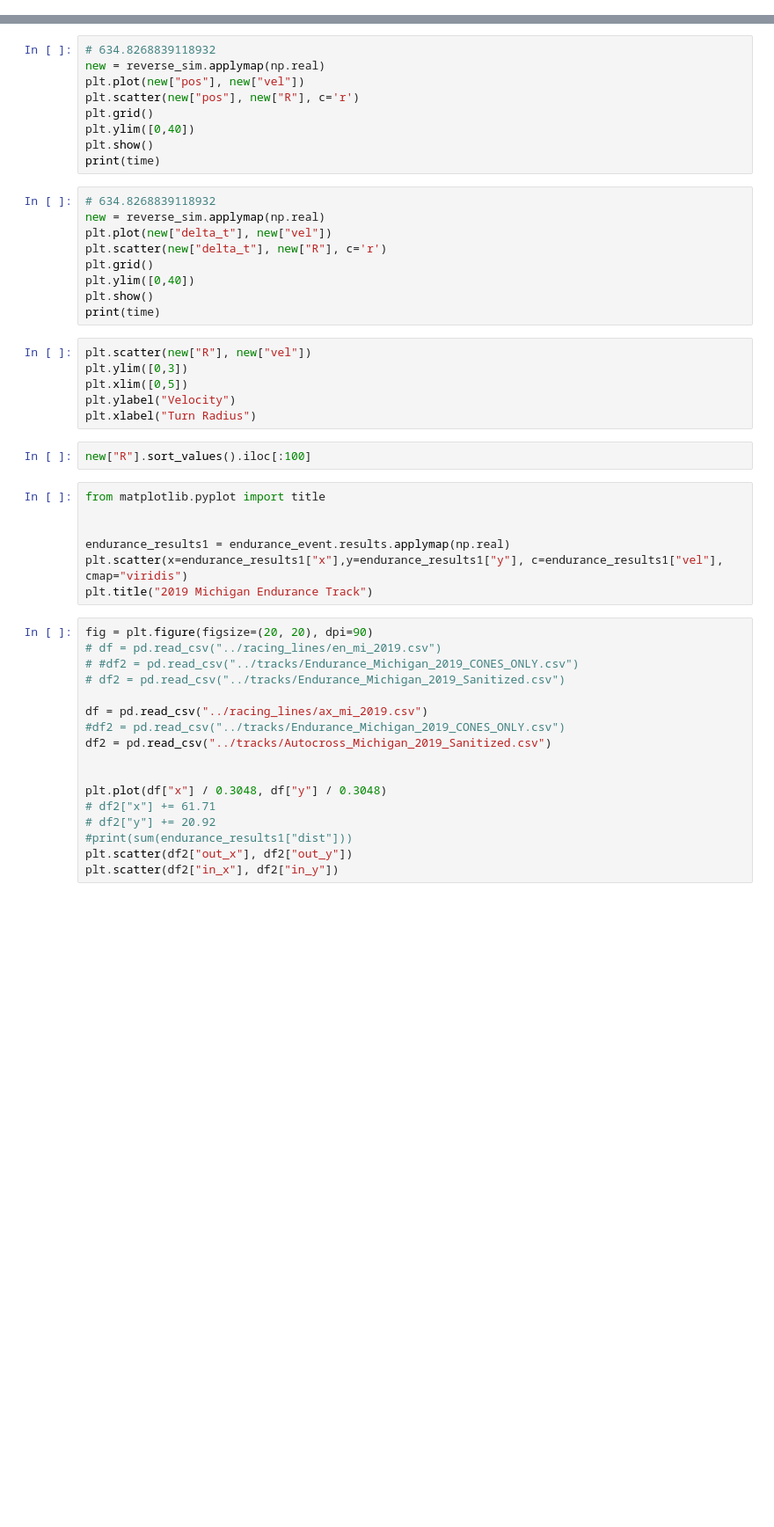
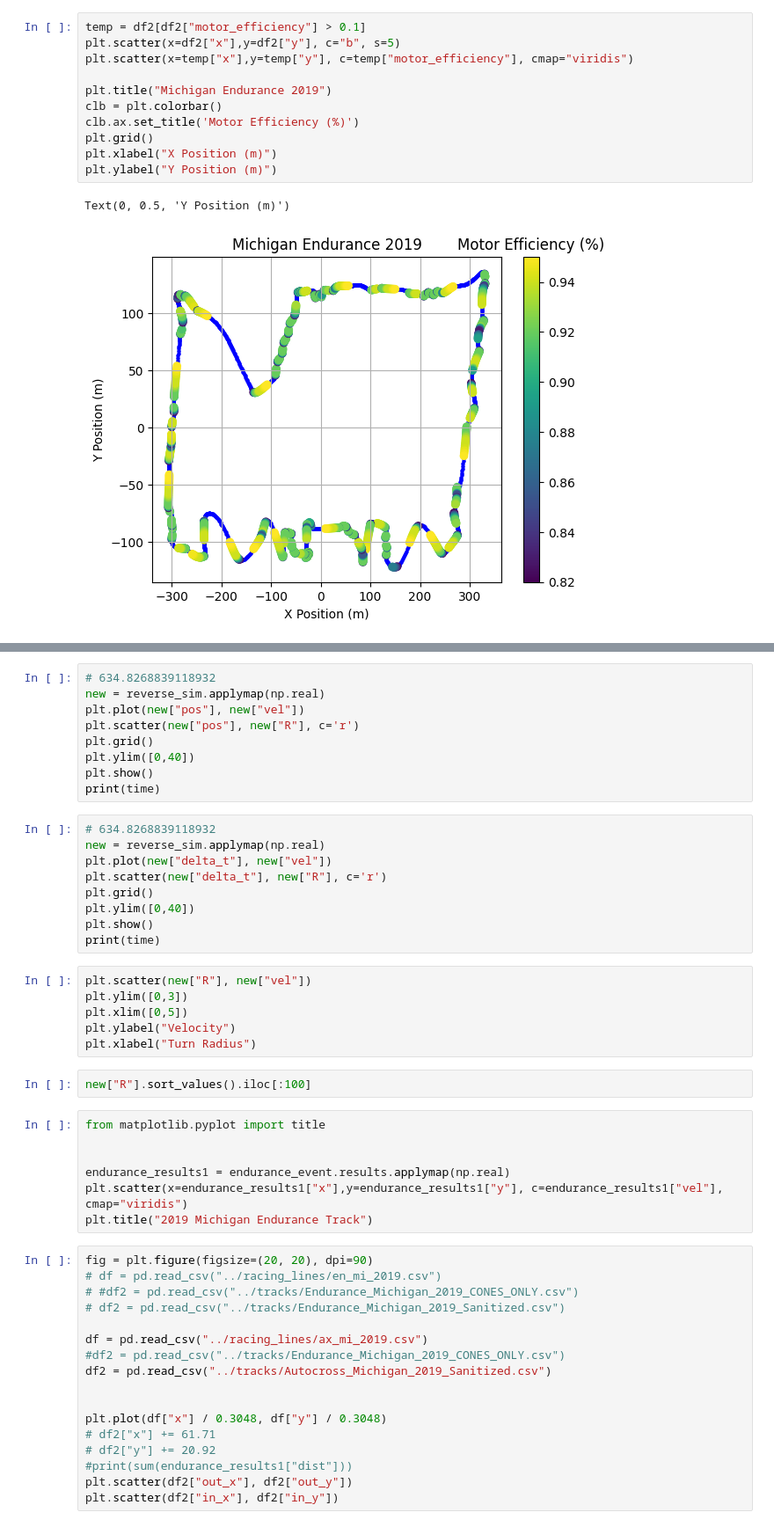
Before and after one commit to LonghornRacingElectric/jomama_lapsim, a Jupyter notebook: results/lapsim_analysis.ipynb, the cells around one changed output, grey strips where cells are left out. Shown at 88% size. Drawn from its saved outputs; the diff is of its cells as text; blank space fills up the shorter version.

```diff
--- a/results/lapsim_analysis.ipynb
+++ b/results/lapsim_analysis.ipynb
@@ -16,0 +35,14 @@ plt.colorbar()
+# %%
+temp = df2[df2["motor_efficiency"] > 0.1]
+plt.scatter(x=df2["x"],y=df2["y"], c="b", s=5)
+plt.scatter(x=temp["x"],y=temp["y"], c=temp["motor_efficiency"], cmap="viridis")
+
+plt.title("Michigan Endurance 2019")
+clb = plt.colorbar()
+clb.ax.set_title('Motor Efficiency (%)')
+plt.grid()
+plt.xlabel("X Position (m)")
+plt.ylabel("Y Position (m)")
+# %% [output]
+Text(0, 0.5, 'Y Position (m)')
+[figure, added]
```
Also changed, not shown: parts of 21 cells of this notebook, 5 other files.
